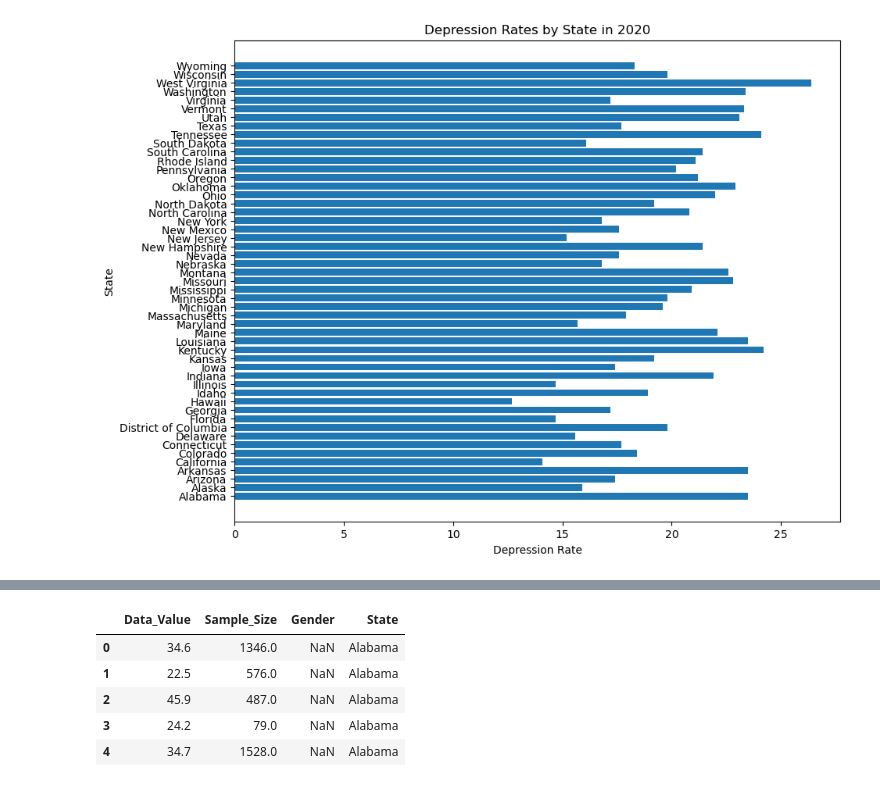
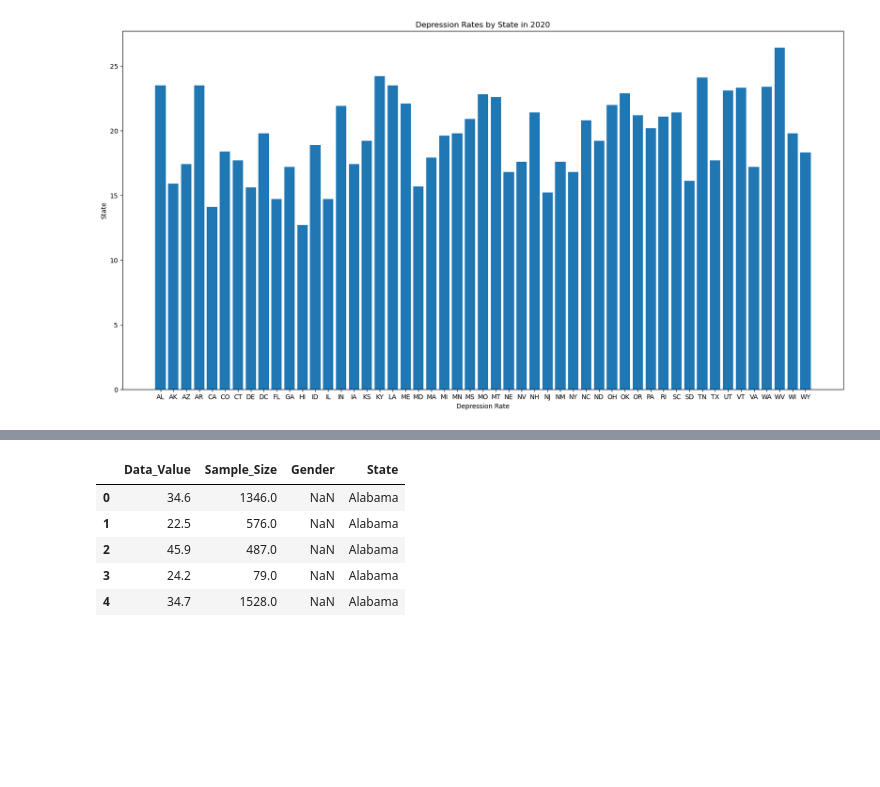
Before and after one commit to soobin83/Project1-Group2, a Jupyter notebook: project/Suicide/Depression.ipynb, the cells around one changed output, grey strips where cells are left out. Saved outputs shown, nothing was run; the diff lists cells and outputs as text; code cells hidden in the pictures; blank space fills up the shorter version.

Commit message:
added ipynb and images

```diff
--- a/project/Suicide/Depression.ipynb
+++ b/project/Suicide/Depression.ipynb
@@ -86,18 +86,18 @@ depression_2020
 # %%
 
 # Create a horizontal bar chart
-fig, ax = plt.subplots(figsize=(10, 8))
-ax.barh(depression_2020['State'], depression_2020['Depression rate'], align='center')
+fig, ax = plt.subplots(figsize=(20,10))
+ax.bar(depression_2020['StateAbbr'], depression_2020['Depression rate'], align='center')
 
 # Add axis labels and title
 ax.set_xlabel('Depression Rate')
 ax.set_ylabel('State')
 ax.set_title('Depression Rates by State in 2020')
 grid = True
 # Show the plot
 plt.show()
 # %% [output]
-[figure, old version]
+[figure, new version]
 # %%
 #find the states for the five highest depression rates in 2020
 # depression_2020 = depression[depression['Year'] == 2020]
```
Also changed, not shown: parts of 11 cells of this notebook, 7 other files.
